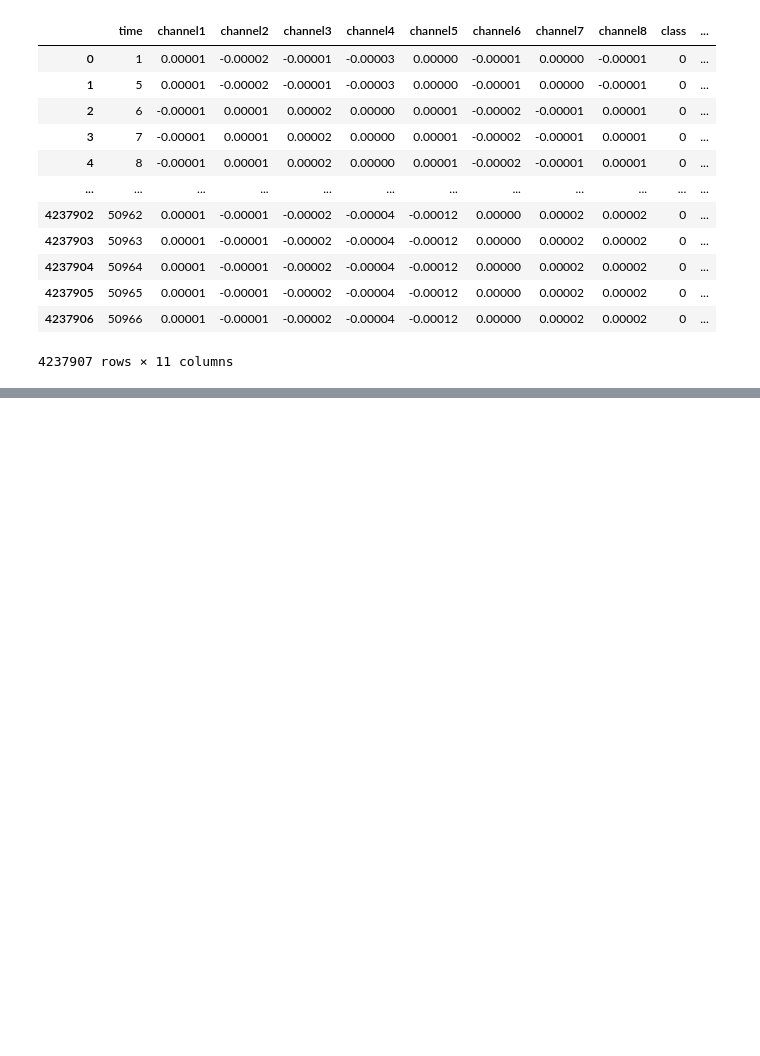
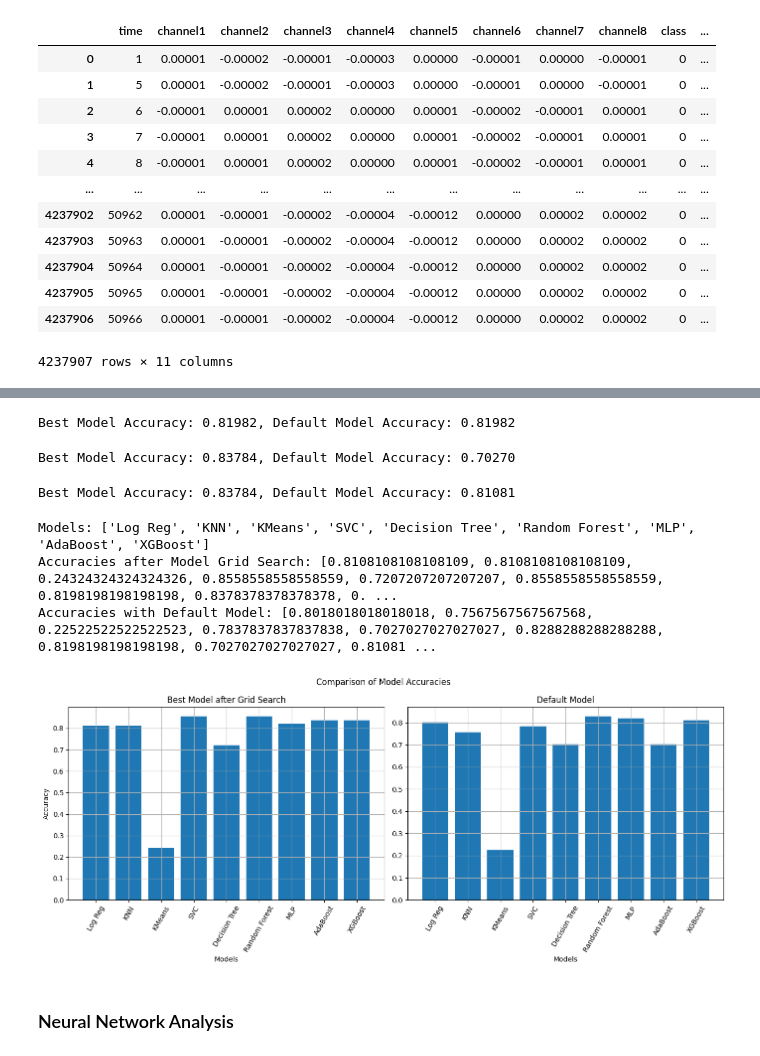
Before and after one commit to omkarpatil06/s-s_emg, a Jupyter notebook: emg.ipynb, the cells around one changed output, grey strips where cells are left out. Drawn from its saved outputs; the diff is of its cells as text; code cells hidden in the pictures; blank space fills up the shorter version.

```diff
--- a/emg.ipynb
+++ b/emg.ipynb
@@ -178,0 +157,2 @@ Accuracy: 0.8278
+# %%
+apply_smothe_flag = False
@@ -178,0 +489,75 @@ Accuracy: 0.8278
+# %%
+with warnings.catch_warnings():
+    warnings.simplefilter("ignore", ConvergenceWarning)
+    if mlp_train_flag:
+        mlp = MLPClassifier(hidden_layer_sizes=(100), learning_rate='constant', activation='relu', alpha=0.0001, solver='adam', learning_rate_init=0.01, max_iter=1000, early_stopping=True, random_state=42)
+        mlp_default = MLPClassifier(random_state=42)
+        acc, def_acc = train_model(mlp, mlp_default, X_train, y_train, X_test, y_test)
+        model_type.append('MLP')
+        score_accuracy.append(acc)
+        score_accuracy_default.append(def_acc)
+# %% [output]
+Best Model Accuracy: 0.81982, Default Model Accuracy: 0.81982
+# %%
+with warnings.catch_warnings():
+    warnings.simplefilter("ignore")
+    if ada_train_flag:
+        stump = DecisionTreeClassifier(criterion='entropy', class_weight=None, ccp_alpha=0.0, max_depth=10, min_samples_leaf=2, max_features=None, max_leaf_nodes=None, min_samples_split=5, random_state=42)
+        ada_boost = AdaBoostClassifier(estimator=stump, n_estimators=150, learning_rate=0.1, random_state=42)
+        stump_default = DecisionTreeClassifier(random_state=42)
+        default_ada_boost= AdaBoostClassifier(estimator=stump_default, random_state=42)
+        acc, def_acc = train_model(ada_boost, default_ada_boost, X_train, y_train, X_test, y_test)
+        model_type.append('AdaBoost')
+        score_accuracy.append(acc)
+        score_accuracy_default.append(def_acc)
+# %% [output]
+Best Model Accuracy: 0.83784, Default Model Accuracy: 0.70270
+# %%
+class_weights = {0: 1.0, 1: 1.0, 2: 20.0, 3: 1.0, 4: 1.0, 5: 1.0, 6: 1.0}
+sample_weights = np.array([class_weights[label] for label in y_xgb_train])
+if xgb_train_flag:
+    y_xgb_train = [int(label-1) for label in y_train]
+    y_xgb_test = [int(label-1) for label in y_test]
+    xgb = XGBClassifier(n_estimators=200, colsample_bytree=0.8, gamma=0, learning_rate=0.01, max_depth=10, min_child_weight=1, reg_alpha=0.1, reg_lambda=2, subsample=0.6, random_state=42)
+    xgb_default = XGBClassifier(random_state=42)
+
+    xgb.fit(X_train, y_xgb_train, sample_weight=sample_weights)
+    y_pred = xgb.predict(X_test)
+    accuracy = accuracy_score(y_xgb_test, y_pred)
+    xgb_default.fit(X_train, y_xgb_train)
+    default_y_pred = xgb_default.predict(X_test)
+    default_accuracy = accuracy_score(y_xgb_test, default_y_pred)
+    print(f'Best Model Accuracy: {accuracy:.5f}, Default Model Accuracy: {default_accuracy:.5f}')
+    model_type.append('XGBoost')
+    score_accuracy.append(accuracy)
+    score_accuracy_default.append(default_accuracy)
+# %% [output]
+Best Model Accuracy: 0.83784, Default Model Accuracy: 0.81081
+# %%
+print(f"Models: {model_type}")
+print(f"Accuracies after Model Grid Search: {score_accuracy}")
+print(f"Accuracies with Default Model: {score_accuracy_default}")
+
+categories = model_type
+fig, axes = plt.subplots(1, 2, figsize=(14, 6))
+axes[0].bar(categories, score_accuracy)
+axes[0].set_title('Best Model after Grid Search')
+axes[0].set_xlabel('Models')
+axes[0].set_ylabel('Accuracy')
+axes[0].tick_params(axis='x', rotation=60)
+axes[0].grid()
+axes[1].bar(categories, score_accuracy_default)
+axes[1].set_title('Default Model')
+axes[1].set_xlabel('Models')
+axes[1].tick_params(axis='x', rotation=60)
+axes[1].grid()
+plt.suptitle('Comparison of Model Accuracies')
+plt.tight_layout()
+plt.show()
+# %% [output]
+Models: ['Log Reg', 'KNN', 'KMeans', 'SVC', 'Decision Tree', 'Random Forest', 'MLP', 'AdaBoost', 'XGBoost']
+Accuracies after Model Grid Search: [0.8108108108108109, 0.8108108108108109, 0.24324324324324326, 0.8558558558558559, 0.7207207207207207, 0.8558558558558559, 0.8198198198198198, 0.8378378378378378, 0. ...
+Accuracies with Default Model: [0.8018018018018018, 0.7567567567567568, 0.22522522522522523, 0.7837837837837838, 0.7027027027027027, 0.8288288288288288, 0.8198198198198198, 0.7027027027027027, 0.81081 ...
+[figure, added]
+# %% [markdown]
+### Neural Network Analysis
```
Also changed, not shown: parts of 65 cells of this notebook, 8 other files.
